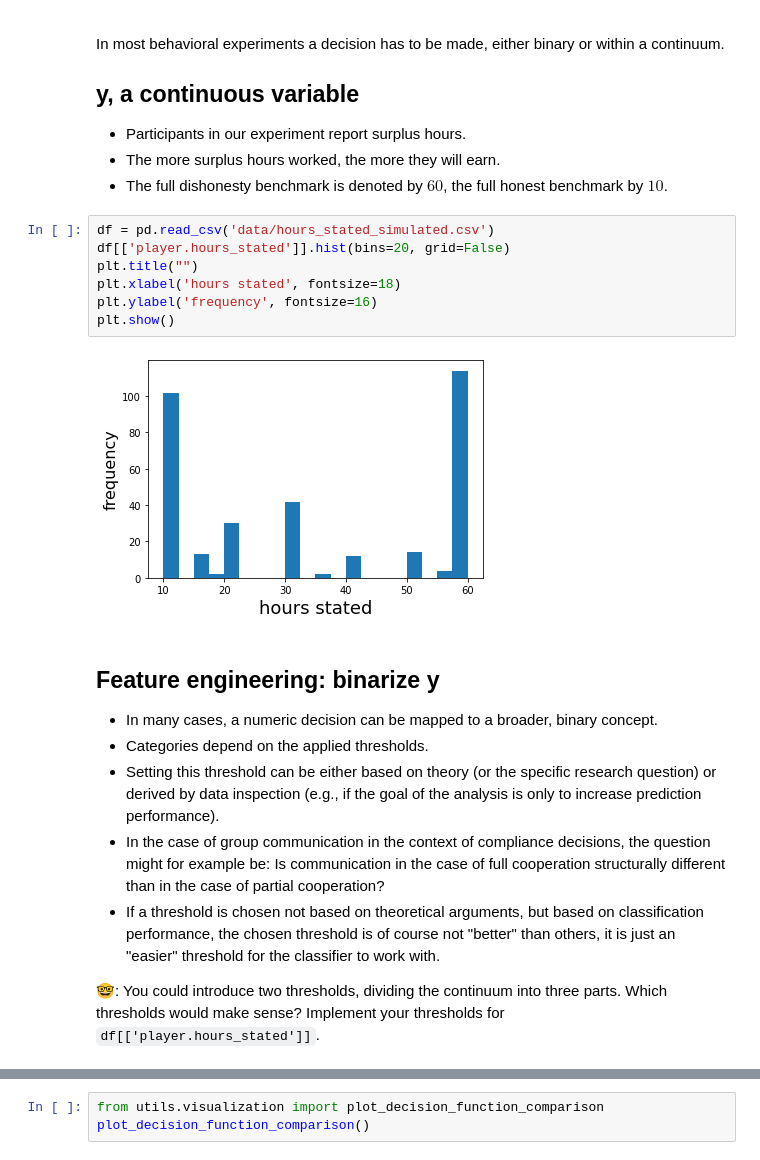
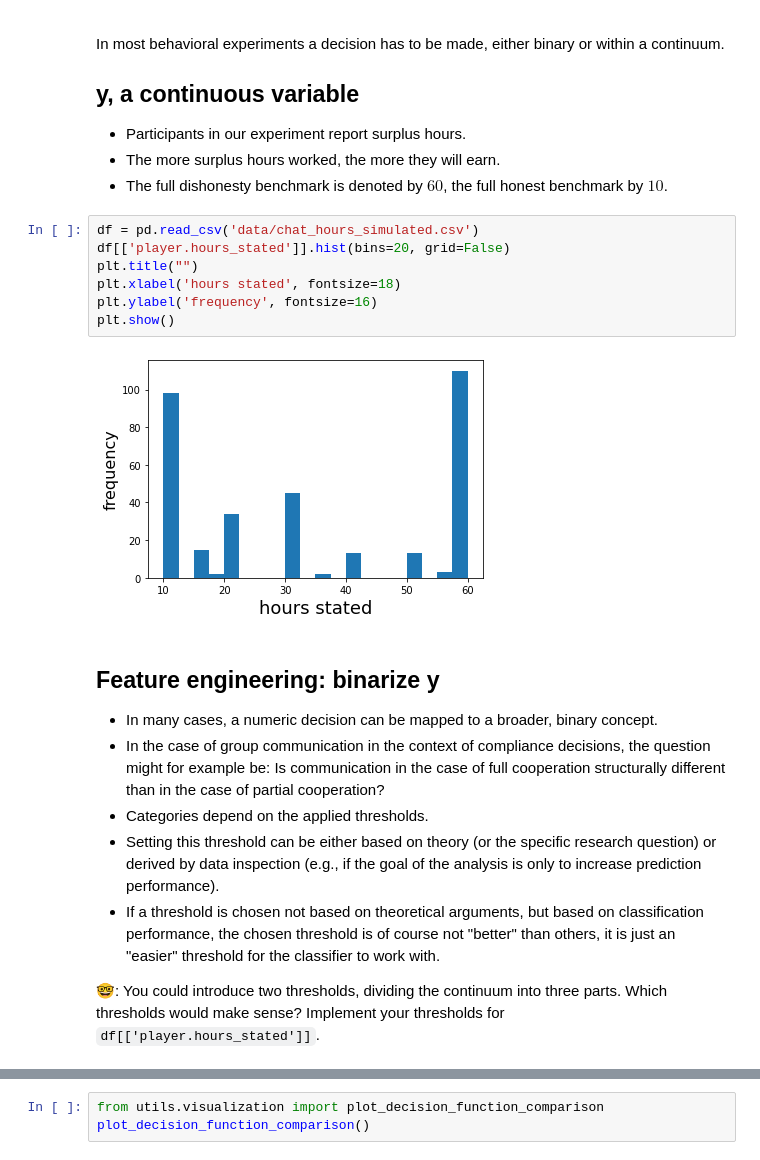
Before and after one commit to carinahausladen/SS_JGU_21_ML, a Jupyter notebook: Session_3/01_data_descriptives.ipynb, the cells around one changed output, grey strips where cells are left out. Cells and saved outputs as stored; diff of their text form.

```diff
--- a/Session_3/01_data_descriptives.ipynb
+++ b/Session_3/01_data_descriptives.ipynb
@@ -62,21 +62,21 @@ In most behavioral experiments a decision has to be made, either binary or withi
 - The more surplus hours worked, the more they will earn.
 - The full dishonesty benchmark is denoted by $60$, the full honest benchmark by $10$.
 # %%
-df = pd.read_csv('data/hours_stated_simulated.csv')
+df = pd.read_csv('data/chat_hours_simulated.csv')
 df[['player.hours_stated']].hist(bins=20, grid=False)
 plt.title("")
 plt.xlabel('hours stated', fontsize=18)
 plt.ylabel('frequency', fontsize=16)
 plt.show()
 # %% [output]
-[figure, old version]
+[figure, new version]
 # %% [markdown]
 ## Feature engineering: binarize y
 
 * In many cases, a numeric decision can be mapped to a broader, binary concept.
+* In the case of group communication in the context of compliance decisions, the question might for example be: Is communication in the case of full cooperation structurally different than in the case of partial cooperation?
 * Categories depend on the applied thresholds.
 * Setting this threshold can be either based on theory (or the specific research question) or derived by data inspection (e.g., if the goal of the analysis is only to increase prediction performance).
-* In the case of group communication in the context of compliance decisions, the question might for example be: Is communication in the case of full cooperation structurally different than in the case of partial cooperation?
 * If a threshold is chosen not based on theoretical arguments, but based on classification performance, the chosen threshold is of course not "better" than others, it is just an "easier" threshold for the classifier to work with.
 
 🤓: You could introduce two thresholds, dividing the continuum into three parts. Which thresholds would make sense? Implement your thresholds for `df[['player.hours_stated']]`.
```
Also changed, not shown: parts of 14 cells of this notebook, 25 other files.
